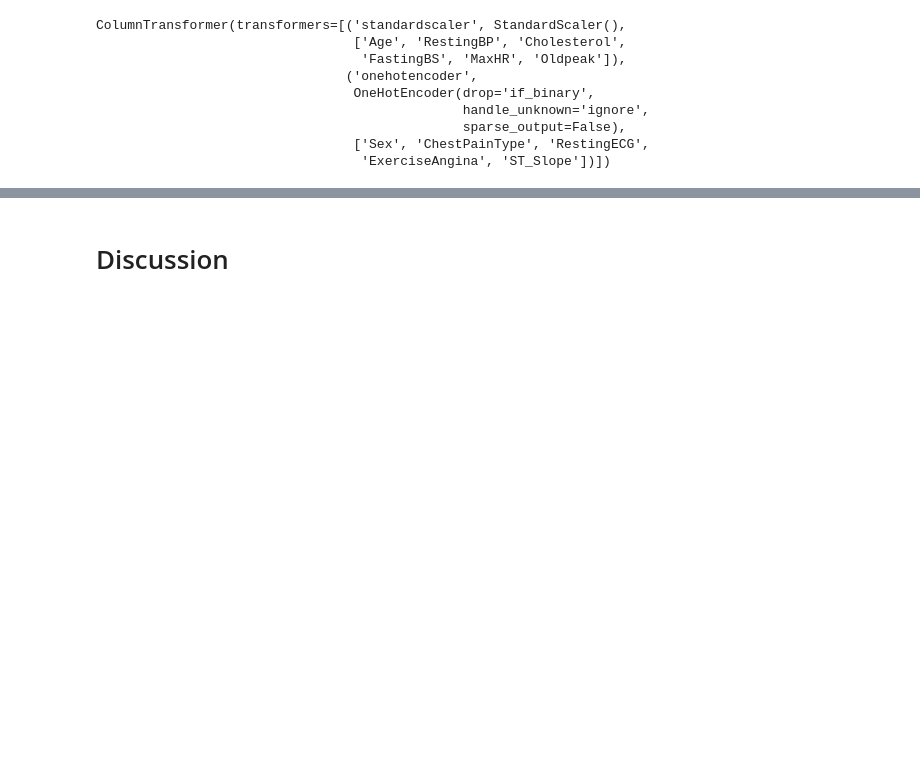
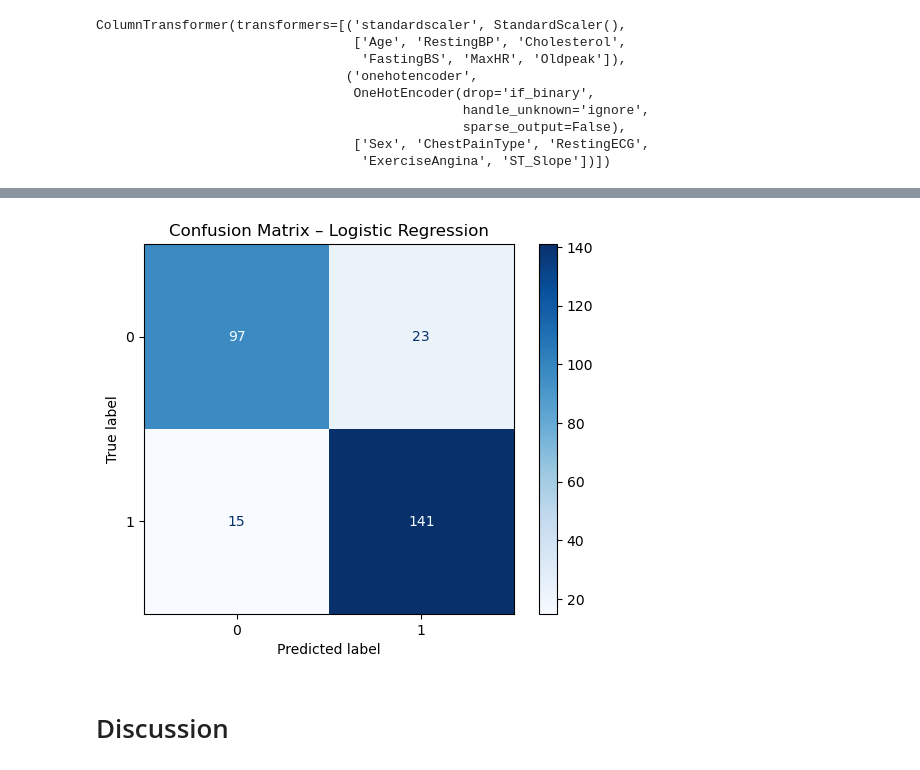
Before and after one commit to EricYangg/Heart-Failure-Classification, a Jupyter notebook: heart_disease_analysis.ipynb, the cells around one changed output, grey strips where cells are left out. Cells and saved outputs as stored; diff of their text form; code cells hidden in the pictures; blank space fills up the shorter version.

Commit message:
Completed EDA workflow and reorganized data directory

```diff
--- a/heart_disease_analysis.ipynb
+++ b/heart_disease_analysis.ipynb
@@ -30,0 +33,3 @@ df
+# %%
+df = pd.read_csv('data/raw/heart.csv')
+df
@@ -236,0 +241,3 @@ cross_val_results['dummy']
+# %%
+lr = LogisticRegression(max_iter=1000)
+lr_pipe = make_pipeline(preprocessor, lr)
@@ -237,3 +270,13 @@ cross_val_results['dummy']
+# %%
+lr_pipe.fit(X_train, y_train)
+y_pred_lr = lr_pipe.predict(X_test)
+cm = confusion_matrix(y_test, y_pred_lr)
+disp = ConfusionMatrixDisplay(confusion_matrix=cm)
+disp.plot(cmap='Blues')
+plt.title("Confusion Matrix – Logistic Regression")
+plt.show()
+# %% [output]
+[figure, added]
 # %% [markdown]
 # Discussion
 # %% [markdown]
```
Also changed, not shown: parts of 8 cells of this notebook, 1 other file.
